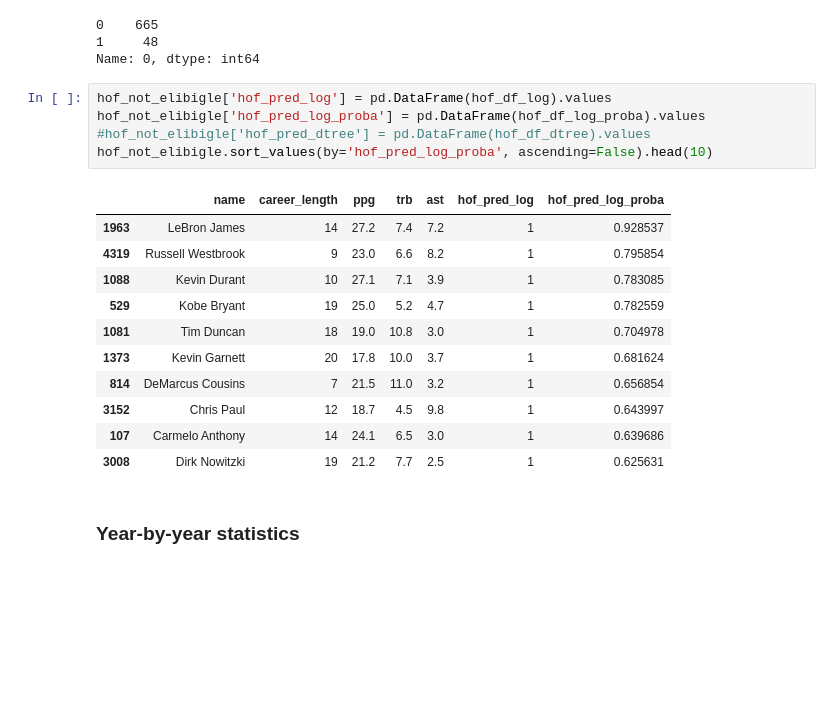
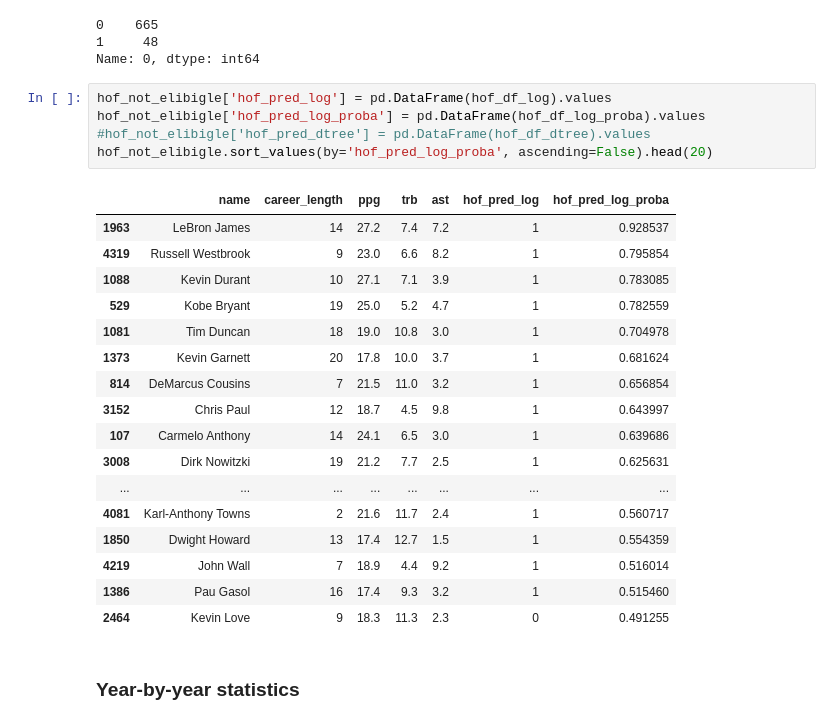
Before and after one commit to ymericson/NBA-player-info, a Jupyter notebook: NBA players stats.ipynb, the cells around one changed output. Drawn from its saved outputs; the diff is of its cells as text; blank space fills up the shorter version.

```diff
--- a/NBA players stats.ipynb
+++ b/NBA players stats.ipynb
@@ -698,20 +698,26 @@ Name: 0, dtype: int64
 # %%
 hof_not_elibigle['hof_pred_log'] = pd.DataFrame(hof_df_log).values
 hof_not_elibigle['hof_pred_log_proba'] = pd.DataFrame(hof_df_log_proba).values
 #hof_not_elibigle['hof_pred_dtree'] = pd.DataFrame(hof_df_dtree).values
-hof_not_elibigle.sort_values(by='hof_pred_log_proba', ascending=False).head(10)
+hof_not_elibigle.sort_values(by='hof_pred_log_proba', ascending=False).head(20)
 # %% [output]
 |  | name | career_length | ppg | trb | ast | hof_pred_log | hof_pred_log_proba |
 | 1963 | LeBron James | 14 | 27.2 | 7.4 | 7.2 | 1 | 0.928537 |
 | 4319 | Russell Westbrook | 9 | 23.0 | 6.6 | 8.2 | 1 | 0.795854 |
 | 1088 | Kevin Durant | 10 | 27.1 | 7.1 | 3.9 | 1 | 0.783085 |
 | 529 | Kobe Bryant | 19 | 25.0 | 5.2 | 4.7 | 1 | 0.782559 |
 | 1081 | Tim Duncan | 18 | 19.0 | 10.8 | 3.0 | 1 | 0.704978 |
 | 1373 | Kevin Garnett | 20 | 17.8 | 10.0 | 3.7 | 1 | 0.681624 |
 | 814 | DeMarcus Cousins | 7 | 21.5 | 11.0 | 3.2 | 1 | 0.656854 |
 | 3152 | Chris Paul | 12 | 18.7 | 4.5 | 9.8 | 1 | 0.643997 |
 | 107 | Carmelo Anthony | 14 | 24.1 | 6.5 | 3.0 | 1 | 0.639686 |
 | 3008 | Dirk Nowitzki | 19 | 21.2 | 7.7 | 2.5 | 1 | 0.625631 |
+| ... | ... | ... | ... | ... | ... | ... | ... |
+| 4081 | Karl-Anthony Towns | 2 | 21.6 | 11.7 | 2.4 | 1 | 0.560717 |
+| 1850 | Dwight Howard | 13 | 17.4 | 12.7 | 1.5 | 1 | 0.554359 |
+| 4219 | John Wall | 7 | 18.9 | 4.4 | 9.2 | 1 | 0.516014 |
+| 1386 | Pau Gasol | 16 | 17.4 | 9.3 | 3.2 | 1 | 0.515460 |
+| 2464 | Kevin Love | 9 | 18.3 | 11.3 | 2.3 | 0 | 0.491255 |
 # %% [markdown]
 ### Year-by-year statistics
 # %%
```
Also changed, not shown: 1 other file.
